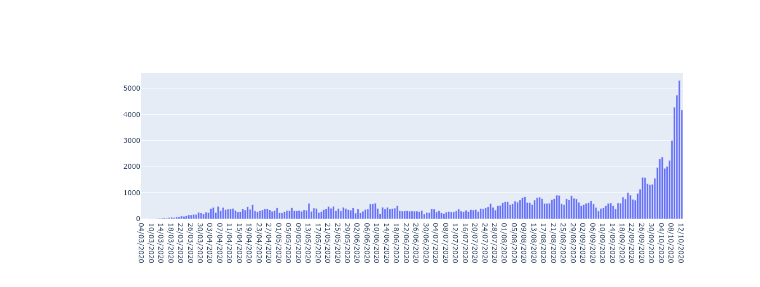
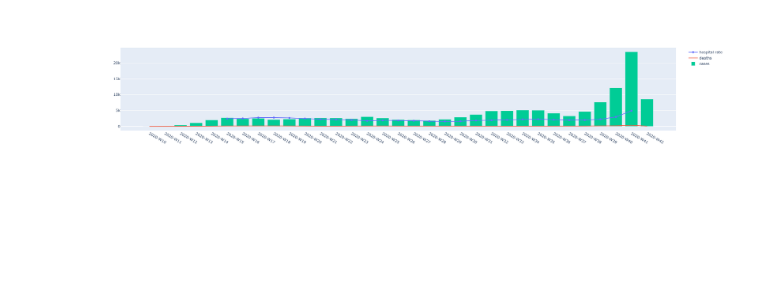
Before and after one commit to LukaszSwolkien/Covid19, a Jupyter notebook: notebooks/trends.ipynb, the cells around one changed output. Cells and saved outputs as stored; diff of their text form; code cells hidden in the pictures; blank space fills up the shorter version.

Commit message:
feat: added testing and hospital rates data processing

```diff
--- a/notebooks/trends.ipynb
+++ b/notebooks/trends.ipynb
@@ -8,34 +8,57 @@ try:
 except:
     pass
 # %%
-# opentelemetry
 from opentelemetry import trace
+from opentelemetry.exporter import jaeger
 from opentelemetry.sdk.trace import TracerProvider
 from opentelemetry.sdk.trace.export import BatchExportSpanProcessor
-from opentelemetry.exporter import jaeger
 
 trace.set_tracer_provider(TracerProvider())
+
 jaeger_exporter = jaeger.JaegerSpanExporter(
-    service_name="Poland covid19 report",
+    service_name="covid19-open-data-service",
     agent_host_name="localhost",
     agent_port=6831,
 )
 
 span_processor = BatchExportSpanProcessor(jaeger_exporter)
 trace.get_tracer_provider().add_span_processor(span_processor)
-tracer = trace.get_tracer(__name__)
+tracer = trace.get_tracer('covid19')
 # %%
 import ecdc
 import trends
 
-with tracer.start_as_current_span('World case distribution'):
-    cases = ecdc.cases_by_country()
-    with tracer.start_as_current_span(f'Poland daily'):
-        data = trends.daily(cases, 'Poland')
+cases = ecdc.cases_by_country()
+with tracer.start_as_current_span(f'Poland weekly'):
+    testing = ecdc.testing_by_country_weekly()
+    hospital_rates = ecdc.hospitel_admission_rates_weekly()
+    data = trends.weekly(cases, 'Poland', testing, hospital_rates)
 # %%
 import plotly.graph_objects as go
-fig = go.Figure(data=go.Bar(x=[i['dateRep'] for i in data], y=[i['cases'] for i in data]))
+fig = go.Figure()
+
+fig.add_trace(
+    go.Scatter(
+        x=[i['dateRep'] for i in data],
+        y=[i['hospital_rate'] for i in data],
+        mode='lines+markers',
+        name = "hospital rate"
+    ))
+
+fig.add_trace(
+    go.Scatter(
+        x=[i['dateRep'] for i in data],
+        y=[i['deaths'] for i in data],
+        name='deaths'
+    ))
+
+fig.add_trace(
+    go.Bar(
+        x=[i['dateRep'] for i in data],
+        y=[i['cases'] for i in data],
+        name='cases'
+    ))
 fig.show()
 # %% [output]
 [interactive output not drawn]
-[figure, old version]
+[figure, new version]
```
Also changed, not shown: 8 other files.
